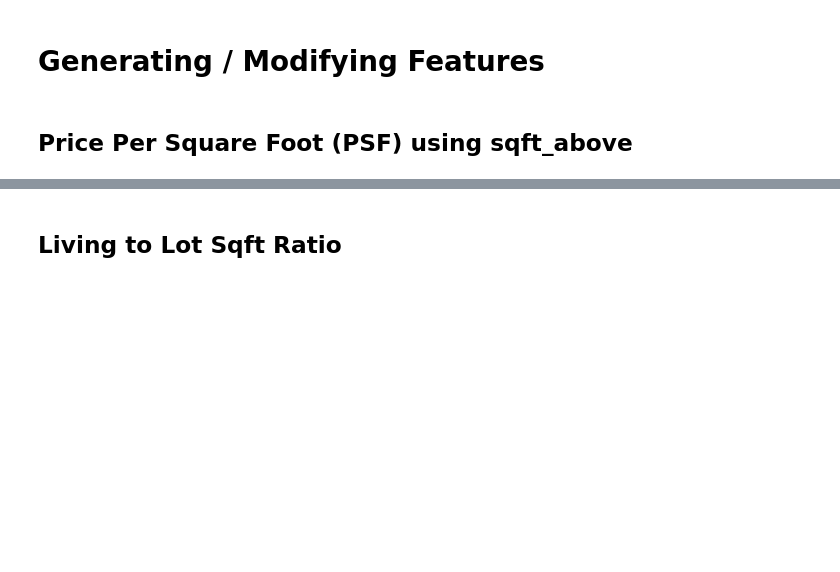
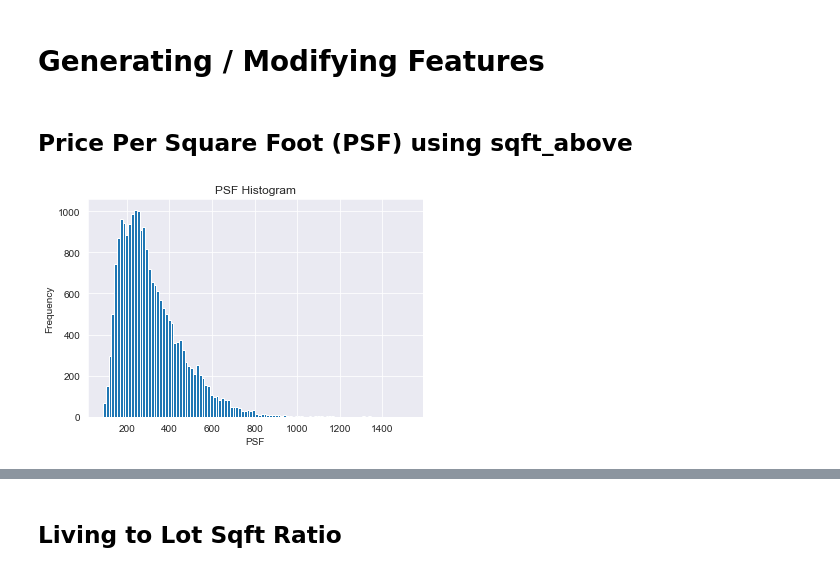
Before and after one commit to NelGen/NG-Housing-PSF-Modeling-Project, a Jupyter notebook: EDA.ipynb, the cells around one changed output, grey strips where cells are left out. Saved outputs shown, nothing was run; the diff lists cells and outputs as text; code cells hidden in the pictures; blank space fills up the shorter version.

```diff
--- a/EDA.ipynb
+++ b/EDA.ipynb
@@ -228,5 +231,16 @@ df.loc[:,['sqft_living','sqft_above','sqft_basement']]
 # Findings HERE
 # %% [markdown]
 # Generating / Modifying Features
+# %%
+mod_df = df
 # %% [markdown]
 ## Price Per Square Foot (PSF) using sqft_above
+# %%
+mod_df['psf'] = mod_df['price'] / mod_df['sqft_above']
+# %%
+plt.hist(mod_df['psf'], bins='auto');
+plt.title('PSF Histogram')
+plt.xlabel('PSF')
+plt.ylabel('Frequency');
+# %% [output]
+[figure, added]
```
Also changed, not shown: parts of 60 cells of this notebook, 1 other file.
